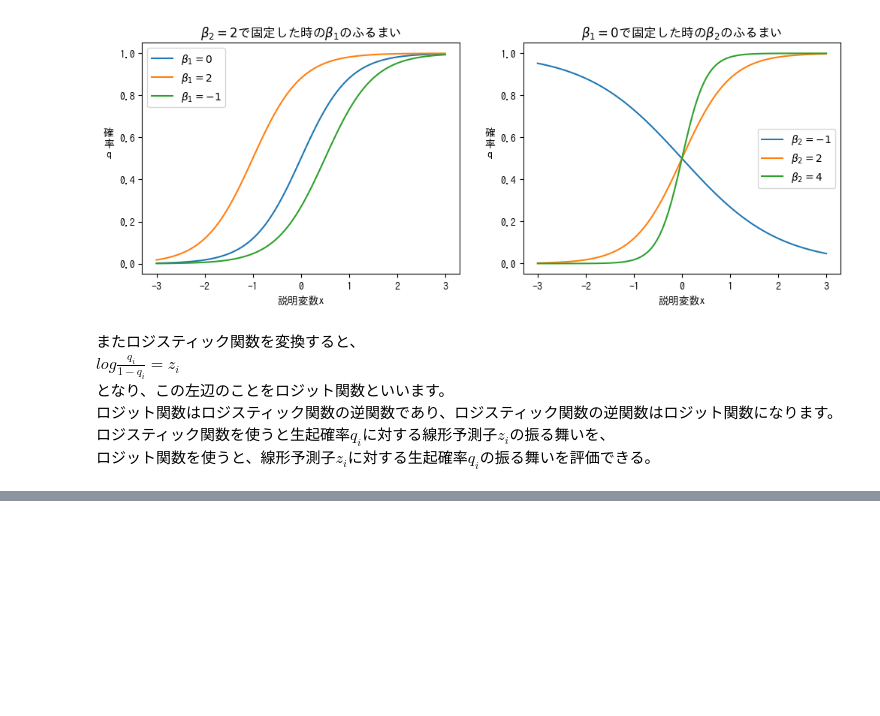
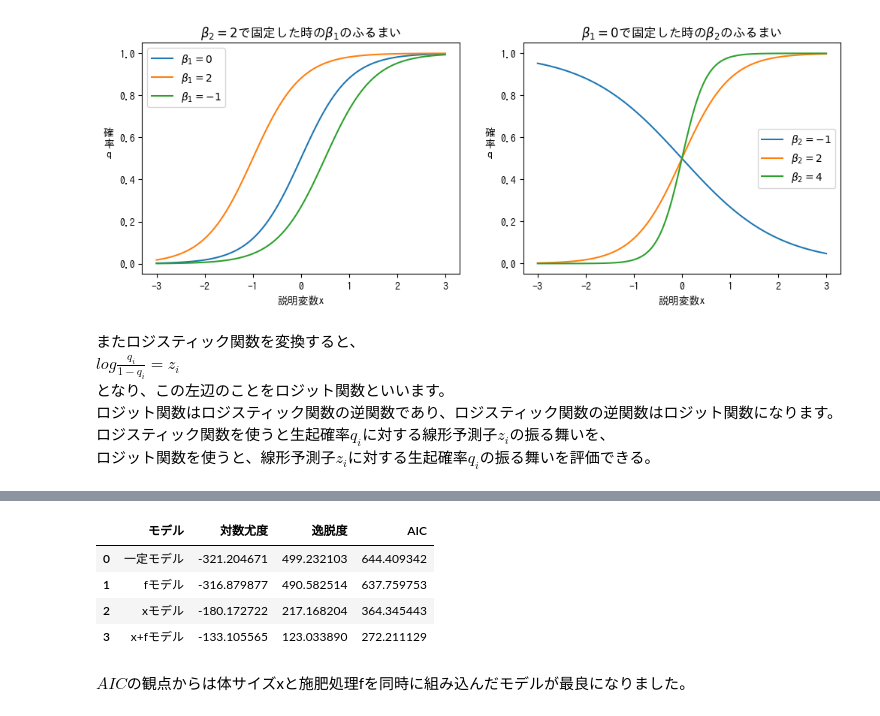
Before and after one commit to ynaoy/kubo-book, a Jupyter notebook: src/chapter6/chapter6.ipynb, the cells around one changed output, grey strips where cells are left out. Drawn from its saved outputs; the diff is of its cells as text; code cells hidden in the pictures; blank space fills up the shorter version.

```diff
--- a/src/chapter6/chapter6.ipynb
+++ b/src/chapter6/chapter6.ipynb
@@ -164,0 +255,27 @@ $log\frac{q_i}{1-q_i}=z_i$
+# %%
+result = []
+# 因子型のデータを数値に変換
+d = data4a.copy()
+d["f"] = d["f"].map({"C": 0, "T": 1})
+# 説明変数に切片を追加
+X = sm.add_constant(d[["x","f"]])
+# 応答変数を定義
+y=np.column_stack([d["y"], d["N"] - d["y"]])
+input_cols = {
+    "一定モデル": ["const"],
+    "fモデル": ["const", "f"],
+    "xモデル": ["const", "x"],
+    "x+fモデル": ["const", "x", "f"],
+}
+for name, cols in input_cols.items():
+    model = sm.GLM(y, X[cols], family=sm.families.Binomial()).fit()
+    result.append({"モデル":name, "対数尤度":model.llf, "逸脱度":model.deviance, "AIC":model.aic})
+pd.DataFrame(result)
+# %% [output]
+|  | モデル | 対数尤度 | 逸脱度 | AIC |
+| 0 | 一定モデル | -321.204671 | 499.232103 | 644.409342 |
+| 1 | fモデル | -316.879877 | 490.582514 | 637.759753 |
+| 2 | xモデル | -180.172722 | 217.168204 | 364.345443 |
+| 3 | x+fモデル | -133.105565 | 123.033890 | 272.211129 |
+# %% [markdown]
+$AIC$の観点からは体サイズxと施肥処理fを同時に組み込んだモデルが最良になりました。
```
Also changed, not shown: parts of 7 cells of this notebook.
